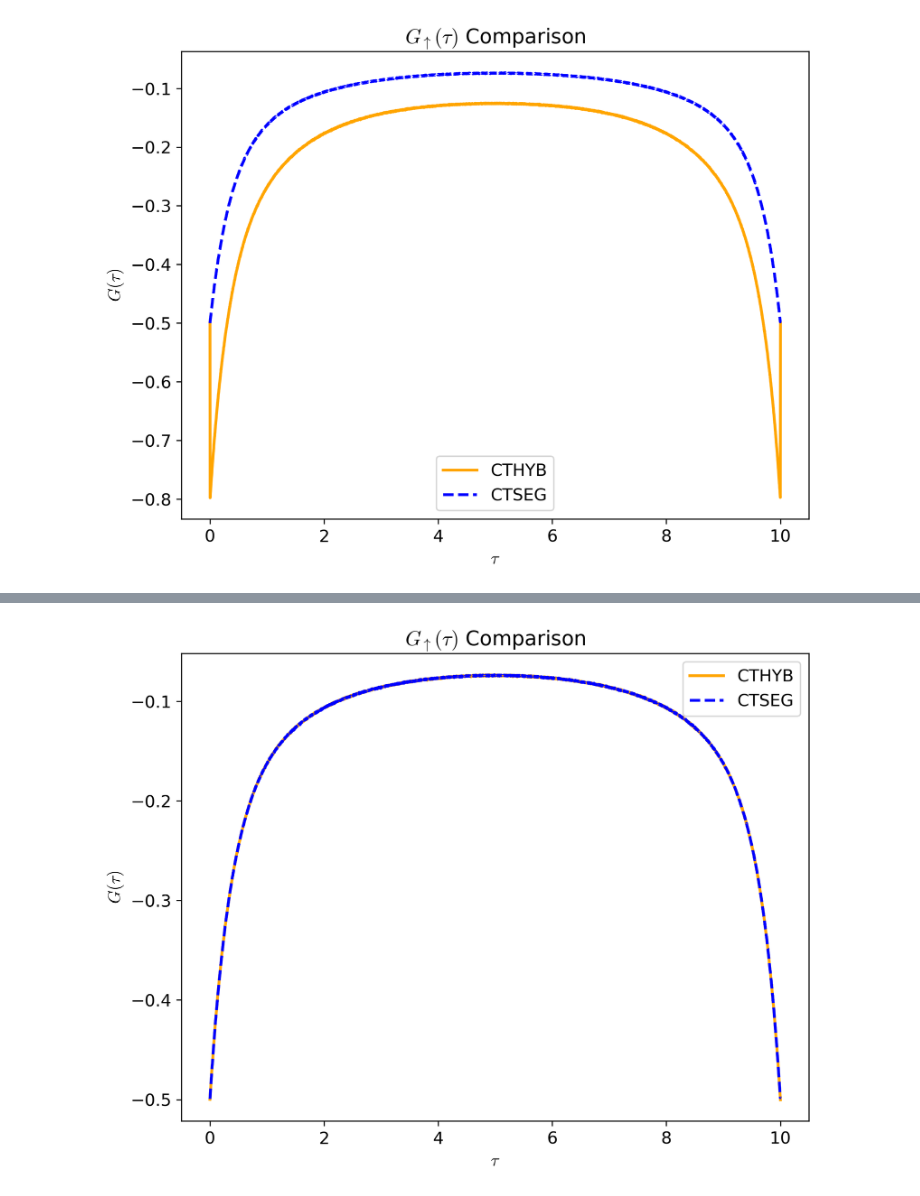
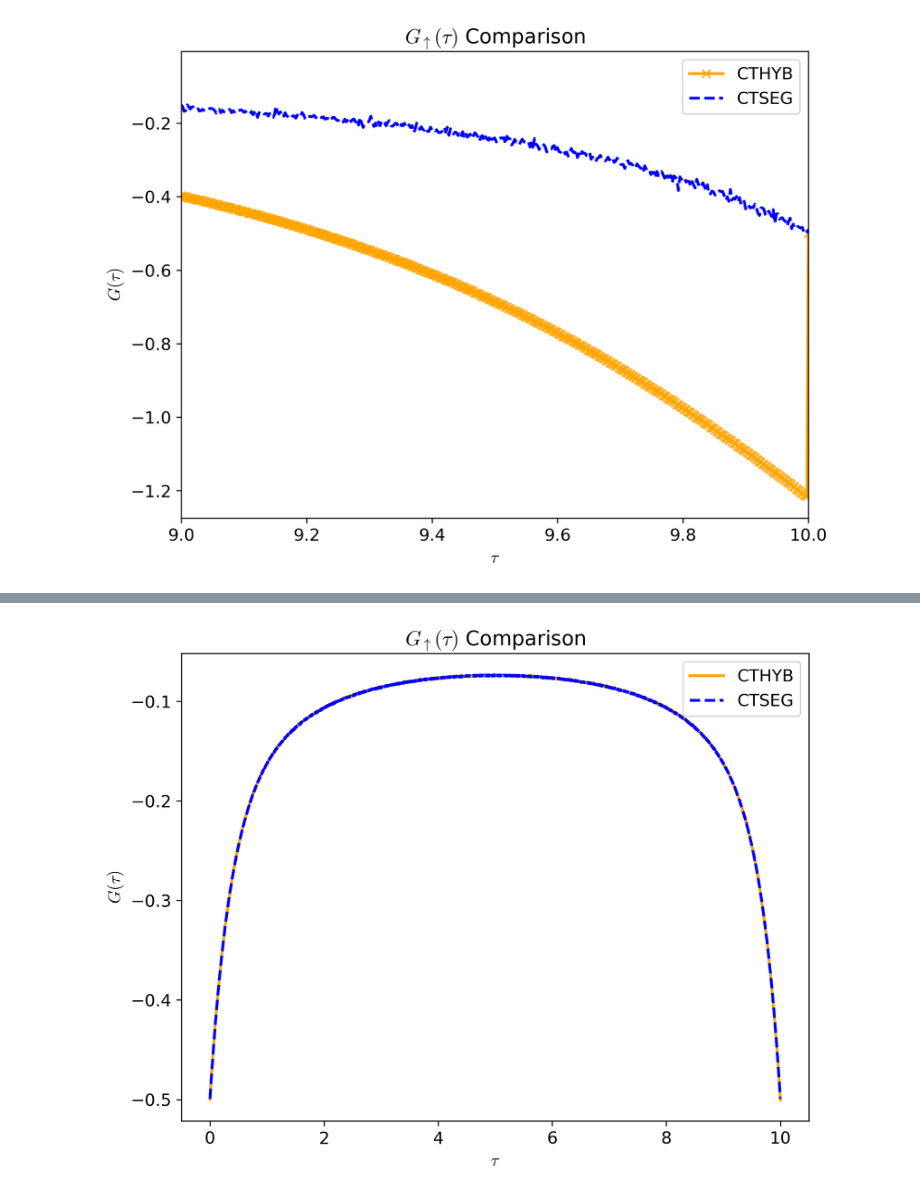
Before and after one commit to andrewkhardy/cthyb, a Jupyter notebook: benchmark/dynamic_int/CTHYB_Benchmarking_Minimal.ipynb, the cells around one changed output, grey strips where cells are left out. Cells and saved outputs as stored; diff of their text form; code cells hidden in the pictures.

```diff
--- a/benchmark/dynamic_int/CTHYB_Benchmarking_Minimal.ipynb
+++ b/benchmark/dynamic_int/CTHYB_Benchmarking_Minimal.ipynb
@@ -25,14 +24,15 @@ with HDFArchive(f_ctseg, "r") as A:
     nn_seg = A["nn_tau"]
 # %%
 plt.figure(figsize=(8, 6))
-oplot(G_tau_hyb["up"].real, color="orange", linewidth=2.0, label="CTHYB")
+oplot(G_tau_hyb["up"].real,"-x", color="orange", linewidth=2.0, label="CTHYB")
 oplot(G_tau_seg["up"].real, color="blue", linewidth=2.0, label="CTSEG", linestyle="--")
 plt.title(r"$G_\uparrow(\tau)$ Comparison")
 plt.ylabel(r"$G(\tau)$")
+plt.xlim(9,10)
 plt.legend()
 plt.show()
 # %% [output]
-[figure, old version]
+[figure, new version]
 # %%
 SzSz_seg = 0.25 * (nn_seg['up', 'up'].data[:, 0, 0].real
                  + nn_seg['down', 'down'].data[:, 0, 0].real
```
Also changed, not shown: parts of 2 cells of this notebook, 5 other files.
